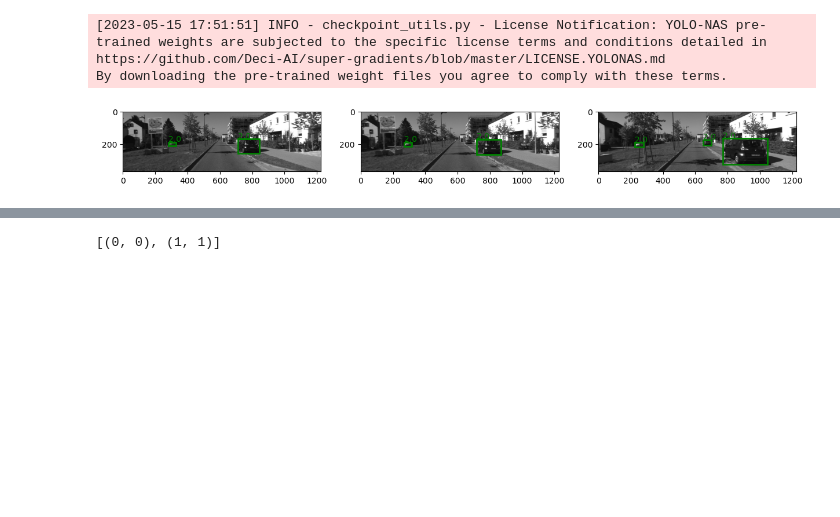
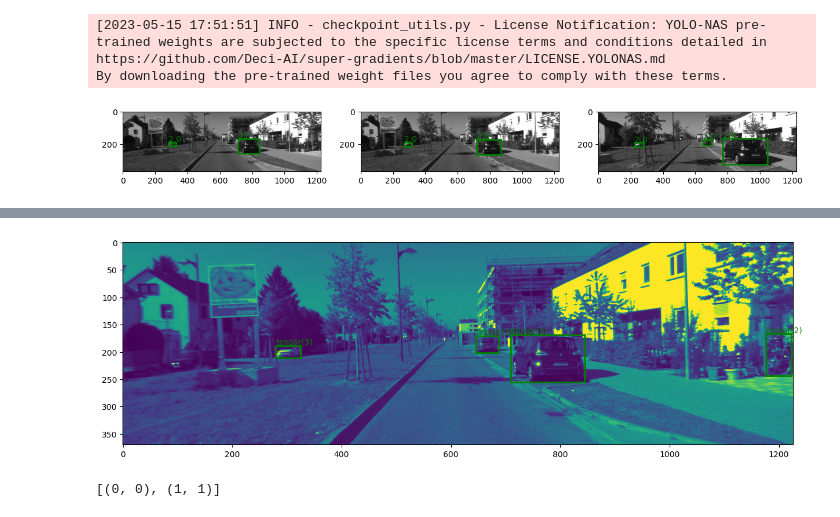
Before and after one commit to hang-yin/RoI-bounded-Visual-Odometry, a Jupyter notebook: experiment/objects_experiment.ipynb, the cells around one changed output, grey strips where cells are left out. Saved outputs shown, nothing was run; the diff lists cells and outputs as text; code cells hidden in the pictures; blank space fills up the shorter version.

```diff
--- a/experiment/objects_experiment.ipynb
+++ b/experiment/objects_experiment.ipynb
@@ -85,3 +125,25 @@ plt.show()
+# %%
+# filter fast-rcnn prediction to only show those that have probability over 0.6
+def filter_prediction(prediction, conf=0.6):
+    bboxes = []
+    labels = []
+    for i in range(len(prediction[0]['boxes'])):
+        if prediction[0]['scores'][i] > conf:
+            bboxes.append(prediction[0]['boxes'][i])
+            labels.append(prediction[0]['labels'][i])
+    return bboxes, labels
+
+bboxes, labels = filter_prediction(prediction)
+# %%
+# show detected objects
+plt.figure(figsize=(15, 15))
+plt.imshow(image.squeeze(0).permute(1, 2, 0).cpu().numpy())
+for bbox, label in zip(bboxes, labels):
+    plt.gca().add_patch(plt.Rectangle((bbox[0], bbox[1]), (bbox[2] - bbox[0]), (bbox[3] - bbox[1]), fill=False, edgecolor='g', linewidth=2))
+    plt.text(bbox[0], bbox[1] - 3, str(label), color='g')
+plt.show()
+# %% [output]
+[figure, added]
 # %%
 def compute_iou(box1, box2):
     """
```
Also changed, not shown: parts of 6 cells of this notebook.
